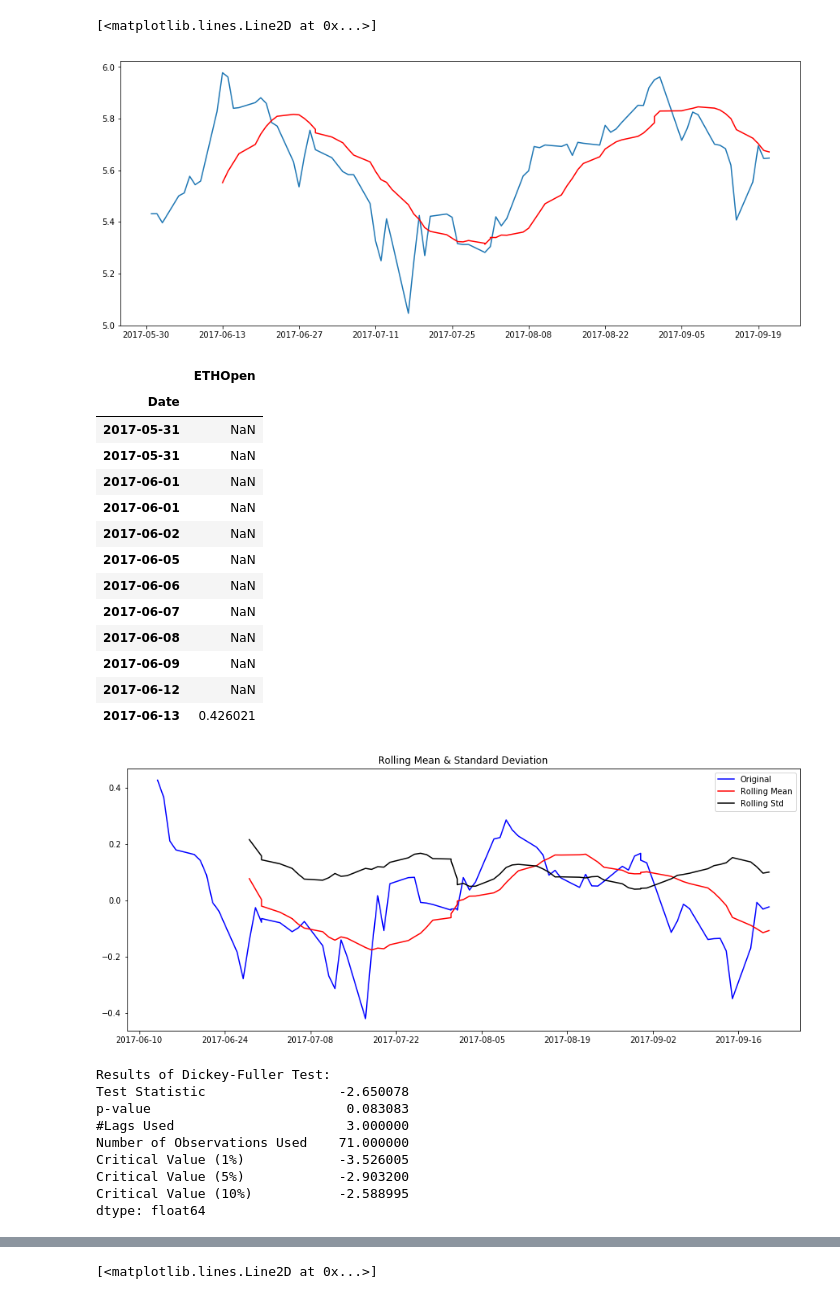
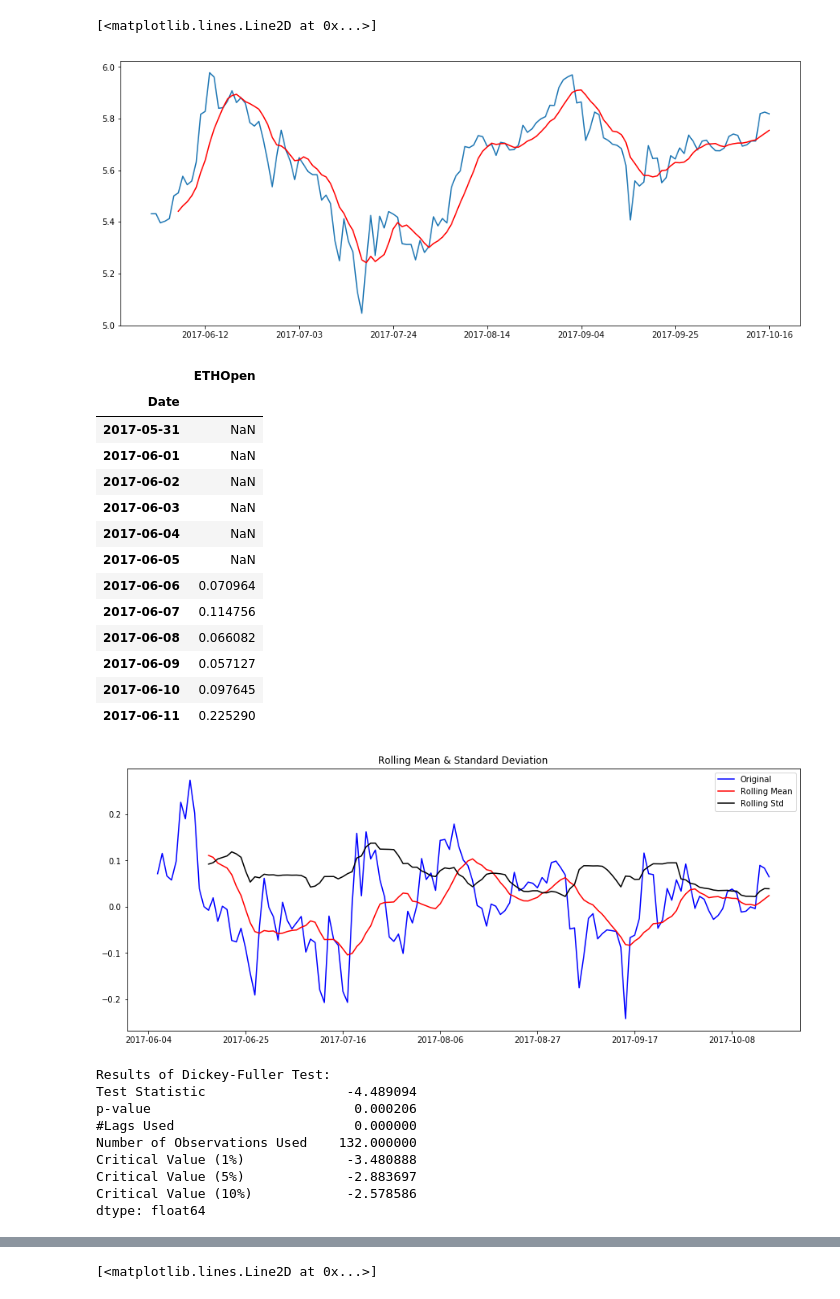
Before and after one commit to DSNeville/Practicum, a Jupyter notebook: ETH+TimeseriesJune2017.ipynb, the cells around one changed output, grey strips where cells are left out. Drawn from its saved outputs; the diff is of its cells as text; code cells hidden in the pictures.

```diff
--- a/ETH+TimeseriesJune2017.ipynb
+++ b/ETH+TimeseriesJune2017.ipynb
@@ -121,10 +123,10 @@ plt.plot(ts_log)
 # %%
-moving_avg = ts_log.rolling(window=12,center=False).mean()
+moving_avg = ts_log.rolling(window=7,center=False).mean()
 plt.plot(ts_log)
 plt.plot(moving_avg, color='red')
 # %% [output]
 [<matplotlib.lines.Line2D at 0x...>]
-[figure, old version]
+[figure, new version]
 # %%
 ts_log_moving_avg_diff = ts_log - moving_avg
 ts_log_moving_avg_diff.head(12)
@@ -132,30 +134,30 @@ ts_log_moving_avg_diff.head(12)
 |  | ETHOpen |
 | Date |  |
 | 2017-05-31 | NaN |
-| 2017-05-31 | NaN |
-| 2017-06-01 | NaN |
 | 2017-06-01 | NaN |
 | 2017-06-02 | NaN |
+| 2017-06-03 | NaN |
+| 2017-06-04 | NaN |
 | 2017-06-05 | NaN |
-| 2017-06-06 | NaN |
-| 2017-06-07 | NaN |
-| 2017-06-08 | NaN |
-| 2017-06-09 | NaN |
-| 2017-06-12 | NaN |
-| 2017-06-13 | 0.426021 |
+| 2017-06-06 | 0.070964 |
+| 2017-06-07 | 0.114756 |
+| 2017-06-08 | 0.066082 |
+| 2017-06-09 | 0.057127 |
+| 2017-06-10 | 0.097645 |
+| 2017-06-11 | 0.225290 |
 # %%
 ts_log_moving_avg_diff.dropna(inplace=True)
 test_stationarity(ts_log_moving_avg_diff)
 # %% [output]
-[figure, old version]
+[figure, new version]
 Results of Dickey-Fuller Test:
-Test Statistic                 -2.650078
-p-value                         0.083083
-#Lags Used                      3.000000
-Number of Observations Used    71.000000
-Critical Value (1%)            -3.526005
-Critical Value (5%)            -2.903200
-Critical Value (10%)           -2.588995
+Test Statistic                  -4.489094
+p-value                          0.000206
+#Lags Used                       0.000000
+Number of Observations Used    132.000000
+Critical Value (1%)             -3.480888
+Critical Value (5%)             -2.883697
+Critical Value (10%)            -2.578586
 dtype: float64
 # %%
 expwighted_avg = ts_log.ewm(halflife=12,min_periods = 0,adjust=True,ignore_na=False).mean()
```
Also changed, not shown: parts of 24 cells of this notebook, 4 other files.
